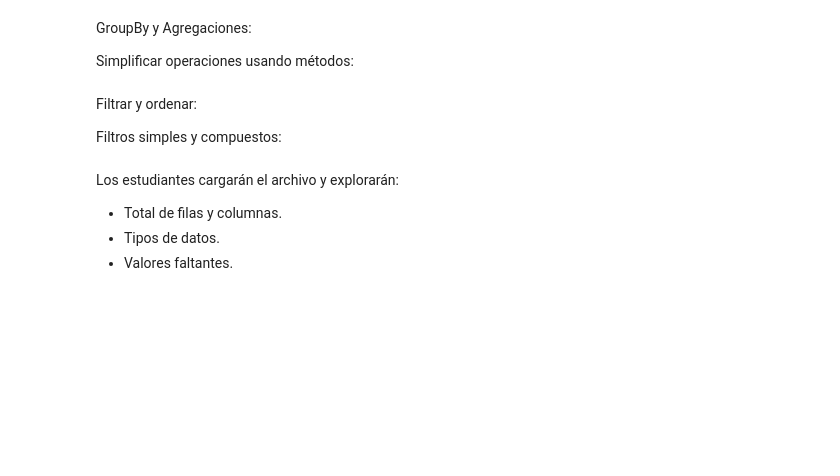
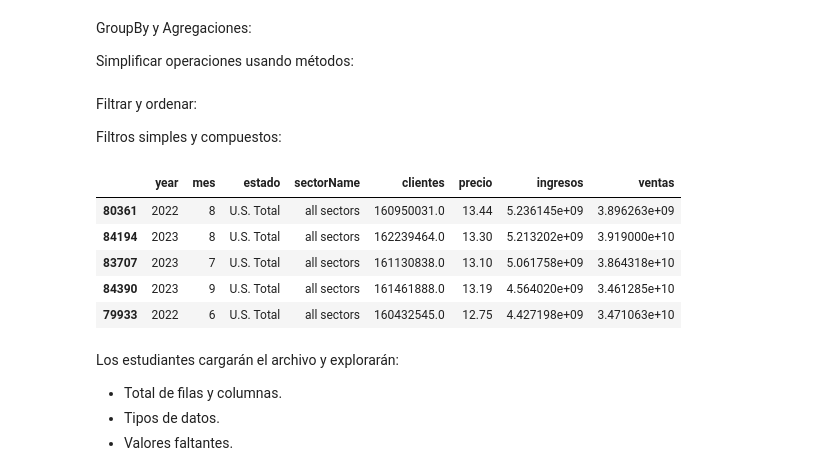
Before and after one commit to KevinrealG/Analisis-con-Python, a Jupyter notebook: Clase_6.ipynb, the cells around one changed output. Saved outputs shown, nothing was run; the diff lists cells and outputs as text; code cells hidden in the pictures; blank space fills up the shorter version.

```diff
--- a/Clase_6.ipynb
+++ b/Clase_6.ipynb
@@ -574,9 +614,16 @@ Filtros simples y compuestos:
 df_filtrado = df[(df['sales'] > 50) & (df['stateDescription'] == 'California')]
 print(df_filtrado)
 # %%
-# Ordenar por columna:
-df_ordenado = df.sort_values(by='revenue', ascending=False)
-print(df_ordenado.head())
+# Ordenar por columna ingresos:
+df_ordenado = datos_excel.sort_values(by='ingresos', ascending=False)
+df_ordenado.head()
+# %% [output]
+|  | year | mes | estado | sectorName | clientes | precio | ingresos | ventas |
+| 80361 | 2022 | 8 | U.S. Total | all sectors | 160950031.0 | 13.44 | 5.236145e+09 | 3.896263e+09 |
+| 84194 | 2023 | 8 | U.S. Total | all sectors | 162239464.0 | 13.30 | 5.213202e+09 | 3.919000e+10 |
+| 83707 | 2023 | 7 | U.S. Total | all sectors | 161130838.0 | 13.10 | 5.061758e+09 | 3.864318e+10 |
+| 84390 | 2023 | 9 | U.S. Total | all sectors | 161461888.0 | 13.19 | 4.564020e+09 | 3.461285e+10 |
+| 79933 | 2022 | 6 | U.S. Total | all sectors | 160432545.0 | 12.75 | 4.427198e+09 | 3.471063e+10 |
 # %% [markdown]
 Los estudiantes cargarán el archivo y explorarán:
 - Total de filas y columnas.
```
Also changed, not shown: parts of 9 cells of this notebook, 4 other files.
